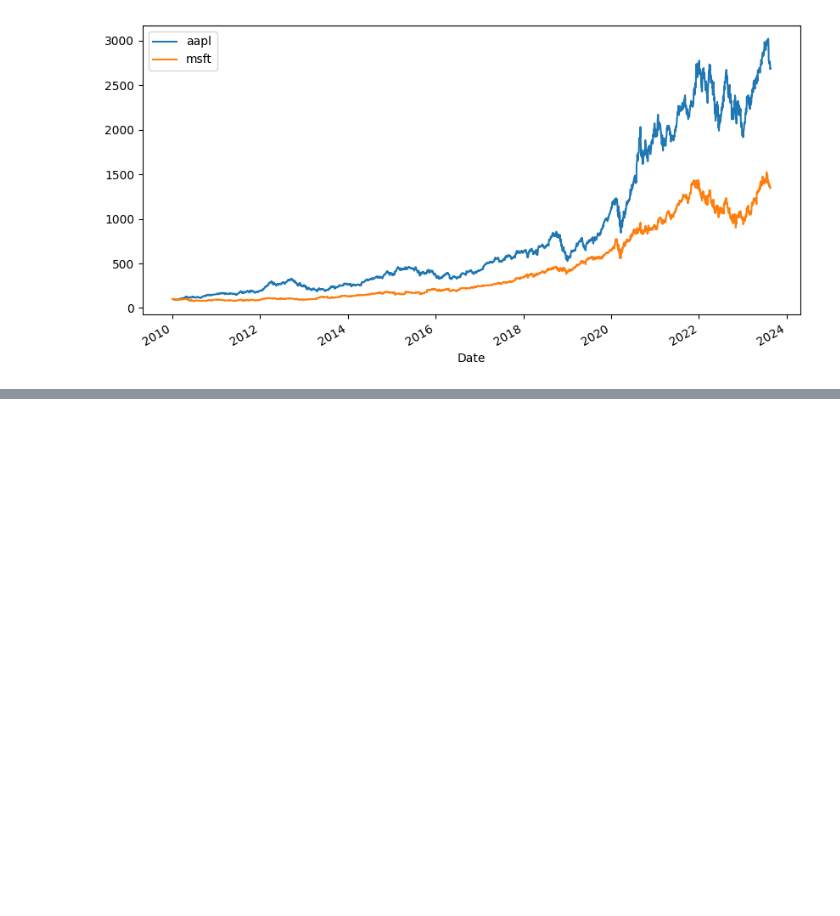
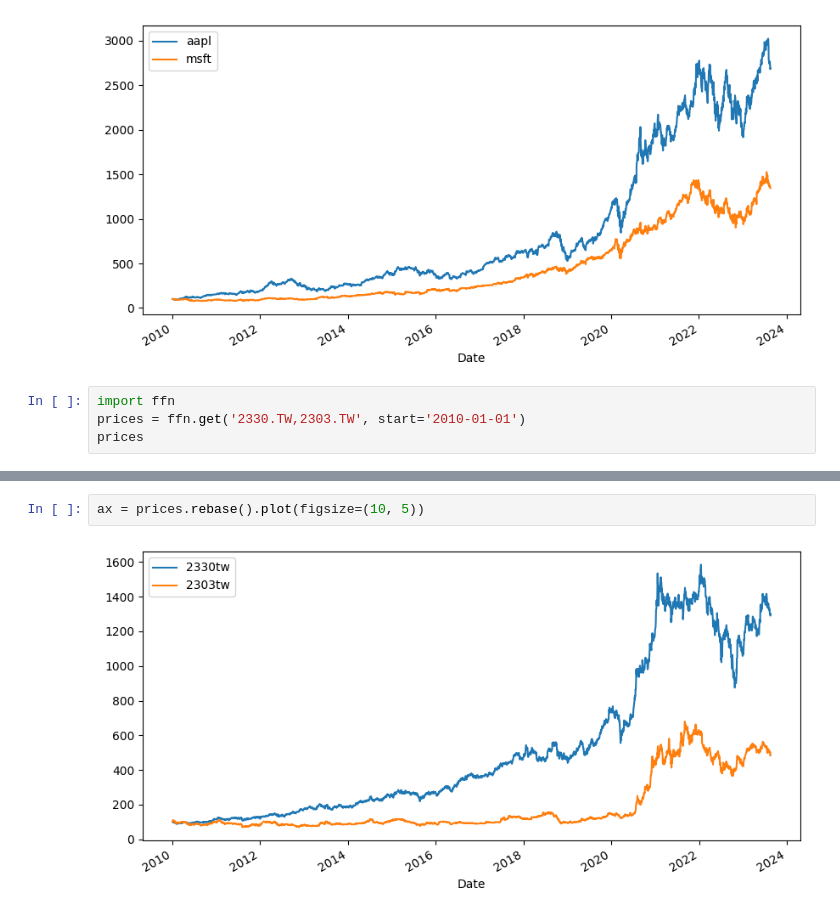
Before and after one commit to JudasWu/Python, a Jupyter notebook: 0819-1.ipynb, the cells around one changed output, grey strips where cells are left out. Saved outputs shown, nothing was run; the diff lists cells and outputs as text; blank space fills up the shorter version.

```diff
--- a/0819-1.ipynb
+++ b/0819-1.ipynb
@@ -23,3 +23,7 @@ prices
 ax = prices.rebase().plot(figsize=(10, 5))
 # %% [output]
 [figure]
+# %%
+import ffn
+prices = ffn.get('2330.TW,2303.TW', start='2010-01-01')
+prices
@@ -25,0 +47,4 @@ ax = prices.rebase().plot(figsize=(10, 5))
+# %%
+ax = prices.rebase().plot(figsize=(10, 5))
+# %% [output]
+[figure, added]
```
Also changed, not shown: parts of 1 cell of this notebook.
